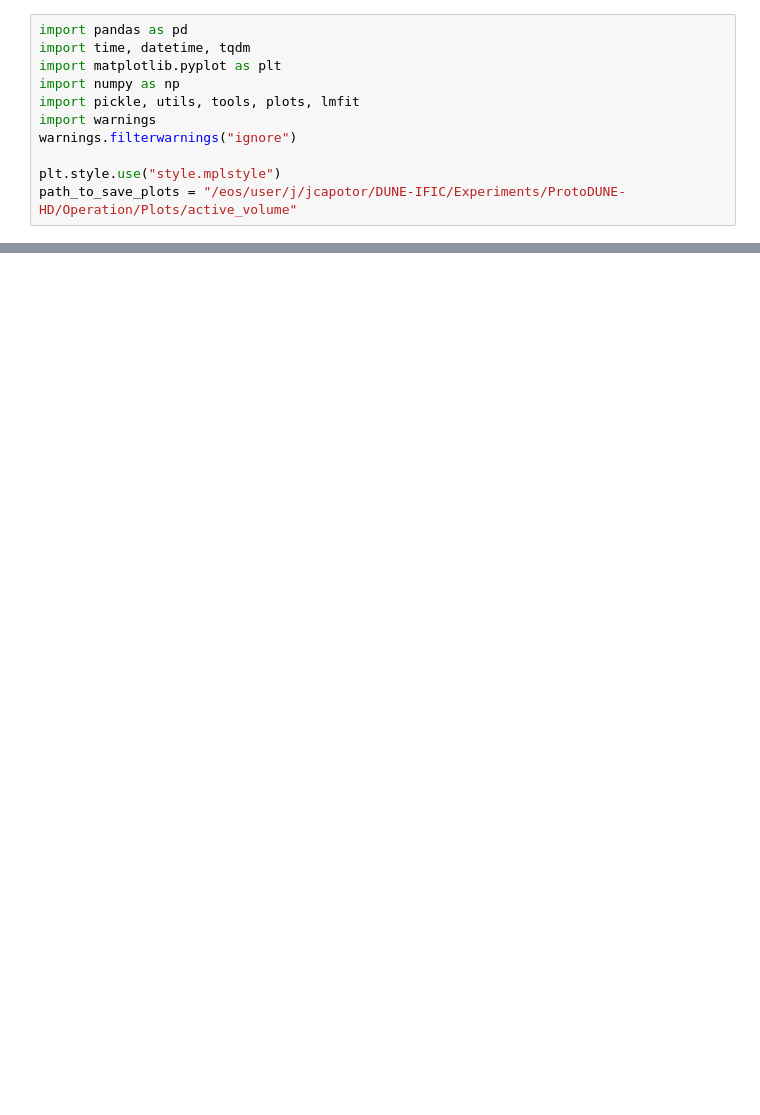
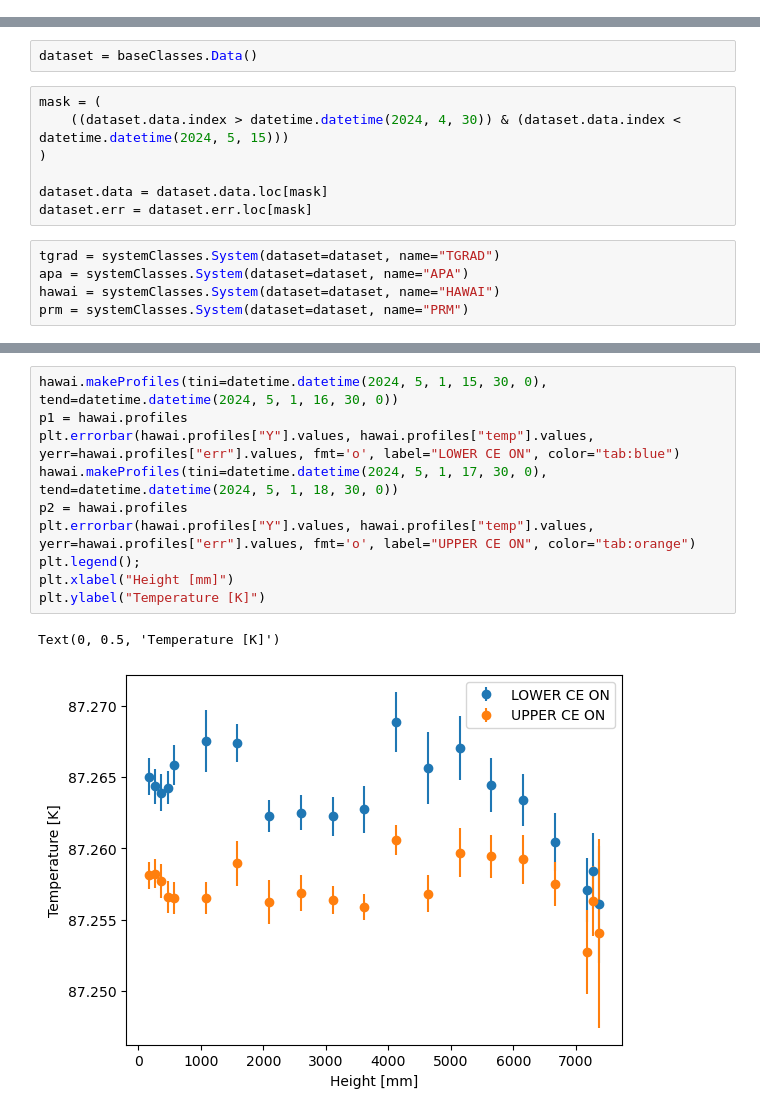
Before and after one commit to jcapo96/rtd, a Jupyter notebook: pdhd/ana/ce.ipynb, the cells around one changed output, grey strips where cells are left out. Saved outputs shown, nothing was run; the diff lists cells and outputs as text; blank space fills up the shorter version.

```diff
--- a/pdhd/ana/ce.ipynb
+++ b/pdhd/ana/ce.ipynb
@@ -1,11 +0,0 @@
-# %%
-import pandas as pd
-import time, datetime, tqdm
-import matplotlib.pyplot as plt
-import numpy as np
-import pickle, utils, tools, plots, lmfit
-import warnings
-warnings.filterwarnings("ignore")
-
-plt.style.use("style.mplstyle")
-path_to_save_plots = "/eos/user/j/jcapotor/DUNE-IFIC/Experiments/ProtoDUNE-HD/Operation/Plots/active_volume"
@@ -47,0 +11,14 @@ axes.legend()
+# %%
+dataset = baseClasses.Data()
+# %%
+mask = (
+    ((dataset.data.index > datetime.datetime(2024, 4, 30)) & (dataset.data.index < datetime.datetime(2024, 5, 15)))
+)
+
+dataset.data = dataset.data.loc[mask]
+dataset.err = dataset.err.loc[mask]
+# %%
+tgrad = systemClasses.System(dataset=dataset, name="TGRAD")
+apa = systemClasses.System(dataset=dataset, name="APA")
+hawai = systemClasses.System(dataset=dataset, name="HAWAI")
+prm = systemClasses.System(dataset=dataset, name="PRM")
@@ -47,0 +67,13 @@ axes.legend()
+# %%
+hawai.makeProfiles(tini=datetime.datetime(2024, 5, 1, 15, 30, 0), tend=datetime.datetime(2024, 5, 1, 16, 30, 0))
+p1 = hawai.profiles
+plt.errorbar(hawai.profiles["Y"].values, hawai.profiles["temp"].values, yerr=hawai.profiles["err"].values, fmt='o', label="LOWER CE ON", color="tab:blue")
+hawai.makeProfiles(tini=datetime.datetime(2024, 5, 1, 17, 30, 0), tend=datetime.datetime(2024, 5, 1, 18, 30, 0))
+p2 = hawai.profiles
+plt.errorbar(hawai.profiles["Y"].values, hawai.profiles["temp"].values, yerr=hawai.profiles["err"].values, fmt='o', label="UPPER CE ON", color="tab:orange")
+plt.legend();
+plt.xlabel("Height [mm]")
+plt.ylabel("Temperature [K]")
+# %% [output]
+Text(0, 0.5, 'Temperature [K]')
+[figure, added]
```
Also changed, not shown: parts of 13 cells of this notebook, 21 other files.
